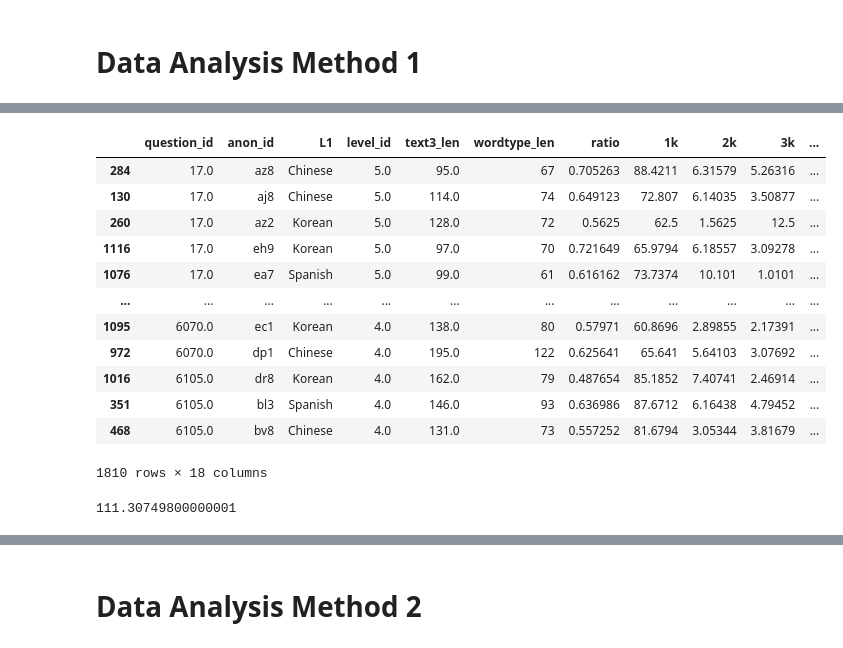
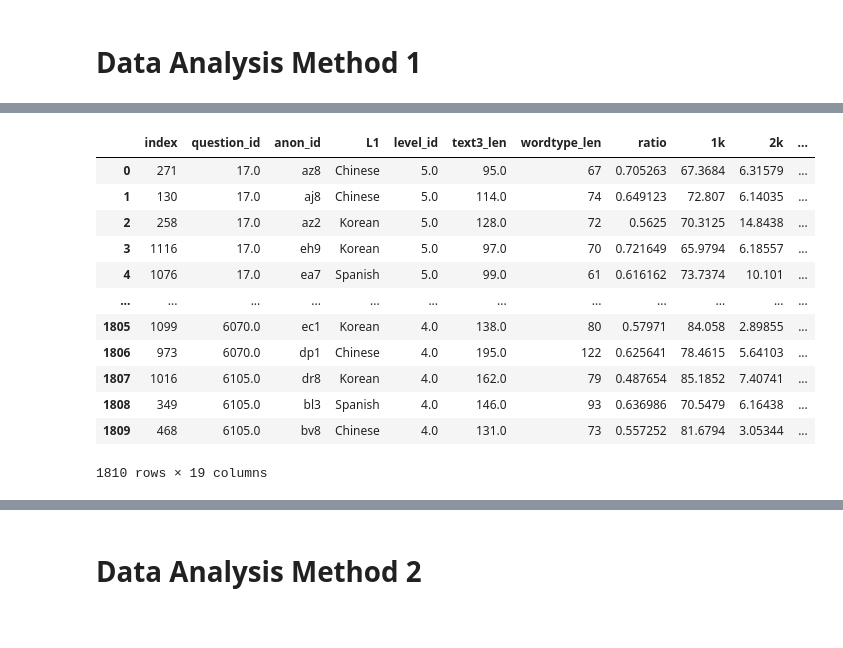
Before and after one commit to mencer456/LRDC-Research, a Jupyter notebook: Data Analysis.ipynb, the cells around one changed output, grey strips where cells are left out. Saved outputs shown, nothing was run; the diff lists cells and outputs as text; code cells hidden in the pictures.

```diff
--- a/Data Analysis.ipynb
+++ b/Data Analysis.ipynb
@@ -593,4 +575,4 @@ da
 # %%
-da=loose_soph.copy().drop(columns='answer_id')
+da=loose_soph.copy().reset_index()
 da
 # %% [output]
@@ -651,17 +617,17 @@ for anon in da.anon_id:
     wtype=da.at[index,'wordtype_len']
     ratio=wtype/token
     da.at[index,'ratio']=ratio
-    da.at[index,'1k']=(da.at[index,'1k']/da.at[index,'text3_len'])*100
-    da.at[index,'2k']=(da.at[index,'2k']/da.at[index,'text3_len'])*100
-    da.at[index,'3k']=(da.at[index,'3k']/da.at[index,'text3_len'])*100
-    da.at[index,'4k']=(da.at[index,'4k']/da.at[index,'text3_len'])*100
-    da.at[index,'5k']=(da.at[index,'5k']/da.at[index,'text3_len'])*100
-    da.at[index,'6k']=(da.at[index,'6k']/da.at[index,'text3_len'])*100
-    da.at[index,'7k']=(da.at[index,'7k']/da.at[index,'text3_len'])*100
-    da.at[index,'8k']=(da.at[index,'8k']/da.at[index,'text3_len'])*100
-    da.at[index,'9k']=(da.at[index,'9k']/da.at[index,'text3_len'])*100
-    da.at[index,'10k']=(da.at[index,'10k']/da.at[index,'text3_len'])*100
-    da.at[index,'10k+']=(da.at[index,'10k+']/da.at[index,'text3_len'])*100
+    da.at[index,'1k']=(loose_soph.at[index,'1k']/da.at[index,'text3_len'])*100
+    da.at[index,'2k']=(loose_soph.at[index,'2k']/da.at[index,'text3_len'])*100
+    da.at[index,'3k']=(loose_soph.at[index,'3k']/da.at[index,'text3_len'])*100
+    da.at[index,'4k']=(loose_soph.at[index,'4k']/da.at[index,'text3_len'])*100
+    da.at[index,'5k']=(loose_soph.at[index,'5k']/da.at[index,'text3_len'])*100
+    da.at[index,'6k']=(loose_soph.at[index,'6k']/da.at[index,'text3_len'])*100
+    da.at[index,'7k']=(loose_soph.at[index,'7k']/da.at[index,'text3_len'])*100
+    da.at[index,'8k']=(loose_soph.at[index,'8k']/da.at[index,'text3_len'])*100
+    da.at[index,'9k']=(loose_soph.at[index,'9k']/da.at[index,'text3_len'])*100
+    da.at[index,'10k']=(loose_soph.at[index,'10k']/da.at[index,'text3_len'])*100
+    da.at[index,'10k+']=(loose_soph.at[index,'10k+']/da.at[index,'text3_len'])*100
 
 
     index+=1
@@ -688,21 +691,17 @@ See the caveats in the documentation: https://pandas.pydata.org/pandas-docs/stab
 # %%
-testt=da.sort_values('question_id')
-testt
+fin=da.sort_values(by='question_id').reset_index()
+fin
 # %% [output]
-|  | question_id | anon_id | L1 | level_id | text3_len | wordtype_len | ratio | 1k | 2k | 3k | ... |
-| 284 | 17.0 | az8 | Chinese | 5.0 | 95.0 | 67 | 0.705263 | 88.4211 | 6.31579 | 5.26316 | ... |
-| 130 | 17.0 | aj8 | Chinese | 5.0 | 114.0 | 74 | 0.649123 | 72.807 | 6.14035 | 3.50877 | ... |
-| 260 | 17.0 | az2 | Korean | 5.0 | 128.0 | 72 | 0.5625 | 62.5 | 1.5625 | 12.5 | ... |
-| 1116 | 17.0 | eh9 | Korean | 5.0 | 97.0 | 70 | 0.721649 | 65.9794 | 6.18557 | 3.09278 | ... |
-| 1076 | 17.0 | ea7 | Spanish | 5.0 | 99.0 | 61 | 0.616162 | 73.7374 | 10.101 | 1.0101 | ... |
+|  | index | question_id | anon_id | L1 | level_id | text3_len | wordtype_len | ratio | 1k | 2k | ... |
+| 0 | 271 | 17.0 | az8 | Chinese | 5.0 | 95.0 | 67 | 0.705263 | 67.3684 | 6.31579 | ... |
+| 1 | 130 | 17.0 | aj8 | Chinese | 5.0 | 114.0 | 74 | 0.649123 | 72.807 | 6.14035 | ... |
+| 2 | 258 | 17.0 | az2 | Korean | 5.0 | 128.0 | 72 | 0.5625 | 70.3125 | 14.8438 | ... |
+| 3 | 1116 | 17.0 | eh9 | Korean | 5.0 | 97.0 | 70 | 0.721649 | 65.9794 | 6.18557 | ... |
+| 4 | 1076 | 17.0 | ea7 | Spanish | 5.0 | 99.0 | 61 | 0.616162 | 73.7374 | 10.101 | ... |
 | ... | ... | ... | ... | ... | ... | ... | ... | ... | ... | ... | ... |
-| 1095 | 6070.0 | ec1 | Korean | 4.0 | 138.0 | 80 | 0.57971 | 60.8696 | 2.89855 | 2.17391 | ... |
-| 972 | 6070.0 | dp1 | Chinese | 4.0 | 195.0 | 122 | 0.625641 | 65.641 | 5.64103 | 3.07692 | ... |
-| 1016 | 6105.0 | dr8 | Korean | 4.0 | 162.0 | 79 | 0.487654 | 85.1852 | 7.40741 | 2.46914 | ... |
-| 351 | 6105.0 | bl3 | Spanish | 4.0 | 146.0 | 93 | 0.636986 | 87.6712 | 6.16438 | 4.79452 | ... |
-| 468 | 6105.0 | bv8 | Chinese | 4.0 | 131.0 | 73 | 0.557252 | 81.6794 | 3.05344 | 3.81679 | ... |
+| 1805 | 1099 | 6070.0 | ec1 | Korean | 4.0 | 138.0 | 80 | 0.57971 | 84.058 | 2.89855 | ... |
+| 1806 | 973 | 6070.0 | dp1 | Chinese | 4.0 | 195.0 | 122 | 0.625641 | 78.4615 | 5.64103 | ... |
+| 1807 | 1016 | 6105.0 | dr8 | Korean | 4.0 | 162.0 | 79 | 0.487654 | 85.1852 | 7.40741 | ... |
+| 1808 | 349 | 6105.0 | bl3 | Spanish | 4.0 | 146.0 | 93 | 0.636986 | 70.5479 | 6.16438 | ... |
+| 1809 | 468 | 6105.0 | bv8 | Chinese | 4.0 | 131.0 | 73 | 0.557252 | 81.6794 | 3.05344 | ... |
-1810 rows × 18 columns
+1810 rows × 19 columns
-# %%
-print(74.9117+8.12721+5.30035+3.88693+3.18021+1.41343+1.06007+0.706714+0.706714+1.06007+10.9541)
-# %% [output]
-111.30749800000001
```
Also changed, not shown: parts of 13 cells of this notebook, 1 other file.
